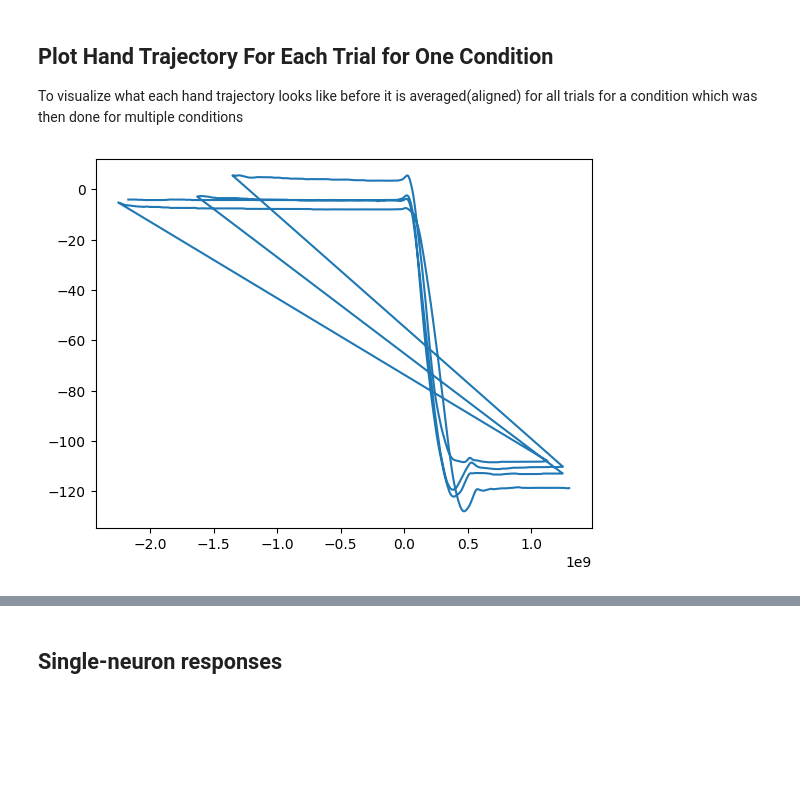
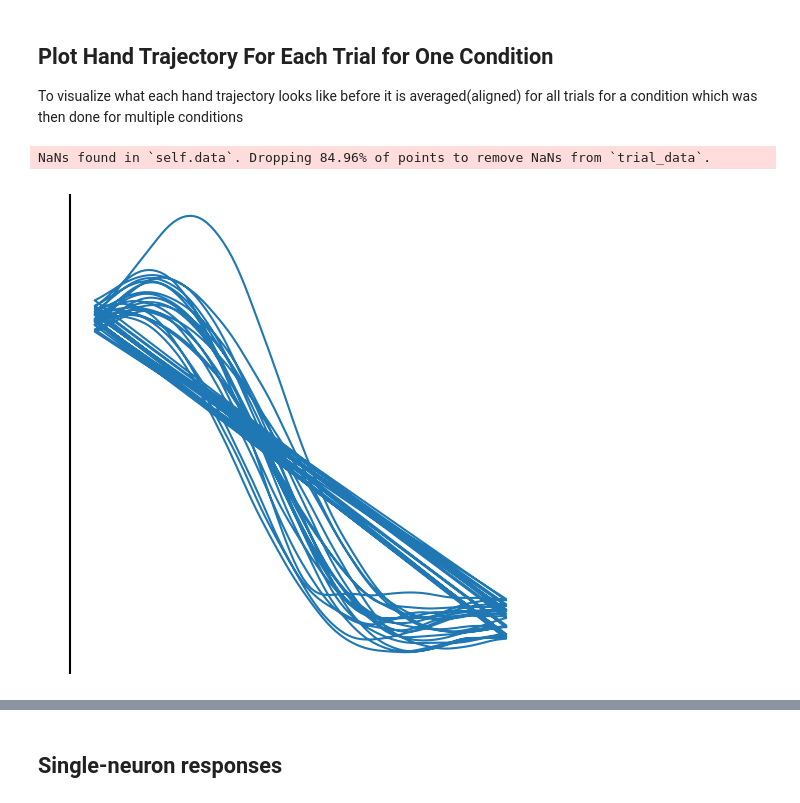
Before and after one commit to cyrilakafia/mc-mace-analysis, a Jupyter notebook: mc_maze.ipynb, the cells around one changed output, grey strips where cells are left out. Cells and saved outputs as stored; diff of their text form; code cells hidden in the pictures; blank space fills up the shorter version.

```diff
--- a/mc_maze.ipynb
+++ b/mc_maze.ipynb
@@ -16,7 +17,8 @@ from sklearn.preprocessing import StandardScaler
 # %%
 # Load the data
 
-dataset = NWBDataset("../Data/000140/sub-Jenkins/", "*train", split_heldout=False)
+gc.collect()
+dataset = NWBDataset("../Data/000128/sub-Jenkins/", "*train", split_heldout=False)
 # %%
 # Read the data
 
@@ -146,11 +148,17 @@ plt.show()
 
 To visualize what each hand trajectory looks like before it is averaged(aligned) for all trials for a condition which was then done for multiple conditions
 # %%
+fig = plt.figure(figsize=(6, 6))
+ax = fig.add_axes([0.1, 0.1, 0.8, 0.8])
+
 cond_t = (11, 1)
 mask_t = np.all(dataset.trial_info[['trial_type', 'trial_version']] == cond_t, axis=1)
 # print(mask_t.sum())       print to clarify the number of trials that obey this condition
 trial_data_t = dataset.make_trial_data(align_field = 'move_onset_time', ignored_trials = (~mask_t))
 plt.plot(trial_data_t['align_time'], trial_data_t[('hand_pos', 'x')])
+plt.axis('off')
+plt.axvline(0,c='k')
 plt.show()
 # %% [output]
+NaNs found in `self.data`. Dropping 84.96% of points to remove NaNs from `trial_data`.
-[figure, old version]
+[figure, new version]
```
Also changed, not shown: parts of 26 cells of this notebook.
